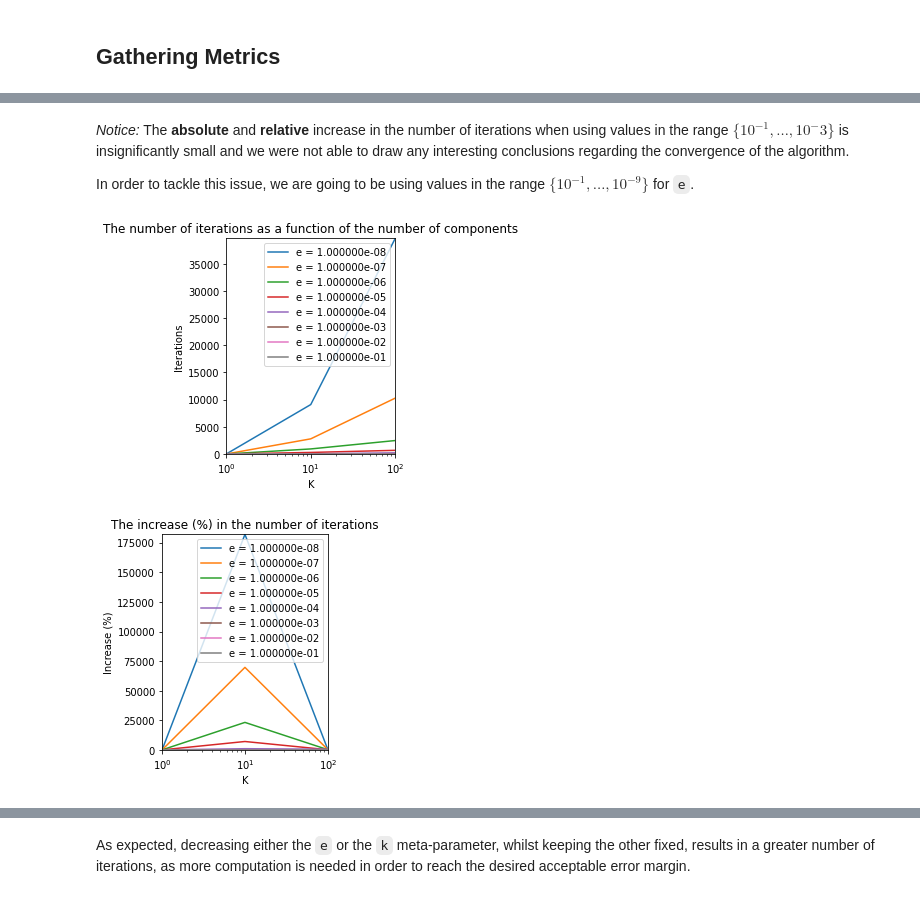
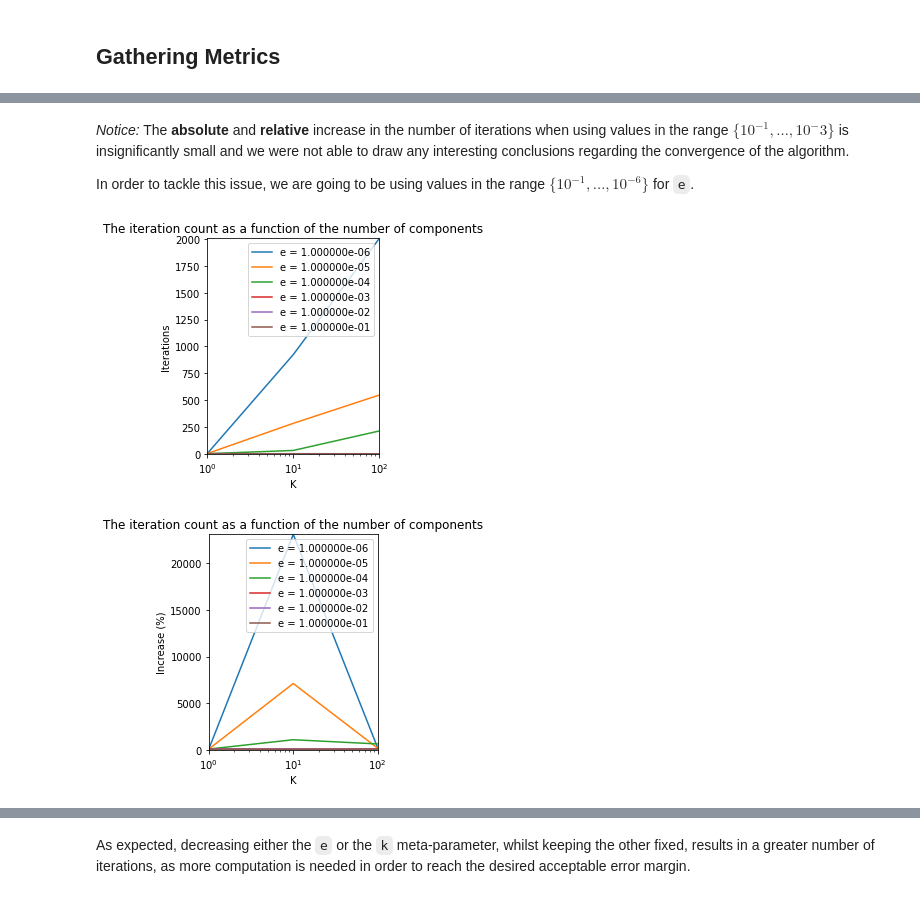
Before and after one commit to billsioros/machine-learning, a Jupyter notebook: sioros_1115201500144.ipynb, the cells around one changed output, grey strips where cells are left out. Cells and saved outputs as stored; diff of their text form; code cells hidden in the pictures.

```diff
--- a/sioros_1115201500144.ipynb
+++ b/sioros_1115201500144.ipynb
@@ -395,8 +395,8 @@ logger = logging.getLogger('NMF')
 # %%
 import numpy as np
 
-def error(X, W, C, l):
-    return np.linalg.norm(X - np.dot(W, C)) / np.linalg.norm(X)
+def error(X, W, C):
+    return np.linalg.norm(X - np.dot(W, C)) ** 2 / np.linalg.norm(X) ** 2
 
 
 def get_new_c(X, W, C, l):
@@ -406,39 +406,40 @@ def get_new_c(X, W, C, l):
 def get_new_w(X, W, C, l):
     return W * np.divide(np.dot(X, C.T), l * W + np.dot(W, np.dot(C, C.T)))
 # %%
-def reg_nmf(X, k=2, l=0, e=1e-12):
+def reg_nmf(X, k=100, l=0, e=1e-9, max_iterations=10000):
     n, m = X.shape
     low, high = X.min(), X.max()
 
     W = np.random.uniform(low=low, high=high, size=(n, k))
     C = np.random.uniform(low=low, high=high, size=(k, m))
 
-    e_current, e_previous, it = error(X, W, C, l), float('inf'), 0
-    while e_previous - e_current >= e:
+    e_current, e_previous, it = error(X, W, C), float('inf'), 0
+    while e_previous - e_current >= e and it < max_iterations:
         if it % 2:
             C = get_new_c(X, W, C, l)
         else:
             W = get_new_w(X, W, C, l)
 
-        e_previous, e_current, it = e_current, error(X, W, C, l), it + 1
+        e_previous, e_current, it = e_current, error(X, W, C), it + 1
 
-    return W, C, it
+    return W, C, it, e_current
 # %% [markdown]
 ## Gathering Metrics
 # %%
 @cache
-def nmf_convergence(ks, es):
-    n, m, low, high = 500, 1000, 0, 1
+def nmf_convergence(ks, es, ls, size=(500, 1000), low=0, high=1):
+    n, m, low, high = *size, low, high
 
     X = np.random.uniform(low=low, high=high, size=(n, m))
 
-    columns, data = ['k', 'e', 'Iterations', 'Time'], []
+    columns, data = ['k', 'e', 'l', 'Error', 'Iterations'], []
 
-    for k in sorted(ks):
-        for e in sorted(es):
-            logger.info("k: %d, e: %.1e" % (k, e))
-            W, C, iterations = reg_nmf(X, k=k, e=e)
+    for l in ls:
+        for k in sorted(ks):
+            for e in sorted(es):
+                logger.info("k: %d, e: %.1e, l: %.1e" % (k, e, l))
+                W, C, iterations, error = reg_nmf(X, k=k, e=e, l=l)
 
-            data.append(dict(zip(columns, [k, e, iterations])))
+                data.append(dict(zip(columns, [k, e, l, error, iterations])))
 
     return pd.DataFrame(data)
@@ -445,4 +521,4 @@ def nmf_convergence(ks, es):
 # %%
-ks, es = [1, 10, 100], [1e-1, 1e-2, 1e-3, 1e-4, 1e-5, 1e-6, 1e-7, 1e-8]
+ks, es, ls = [1, 10, 100], [1e-1, 1e-2, 1e-3, 1e-4, 1e-5, 1e-6], [10 ** n for n in range(0, -7, -1)]
 
-df = nmf_convergence(ks, es)
+df = nmf_convergence(ks, es, ls)
@@ -502,14 +551,14 @@ def iterations_with_respect_to(field, subset, ratio=False):
 # %% [markdown]
 _Notice:_ The **absolute** and **relative** increase in the number of iterations when using values in the range $ \{ 10^{-1}, \dots, 10^-{3} \} $ is insignificantly small and we were not able to draw any interesting conclusions regarding the convergence of the algorithm.
 
-In order to tackle this issue, we are going to be using values in the range $ \{ 10^{-1}, \dots, 10^{-9} \} $ for `e`.
+In order to tackle this issue, we are going to be using values in the range $ \{ 10^{-1}, \dots, 10^{-6} \} $ for `e`.
 # %%
 plt.subplot(1, 2, 1)
-iterations_with_respect_to('e', df)
+overlay(df[df['l'] == 0.01], 'k', 'Iterations', 'e')
 plt.subplot(1, 2, 2)
-iterations_with_respect_to('e', df, ratio=True)
+overlay(df[df['l'] == 0.01], 'k', 'Iterations', 'e', ratio=True)
 # %% [output]
-[figure, old version]
+[figure, new version]
-[figure, old version]
+[figure, new version]
 # %%
 plt.subplot(1, 2, 1)
```
Also changed, not shown: parts of 8 cells of this notebook.
